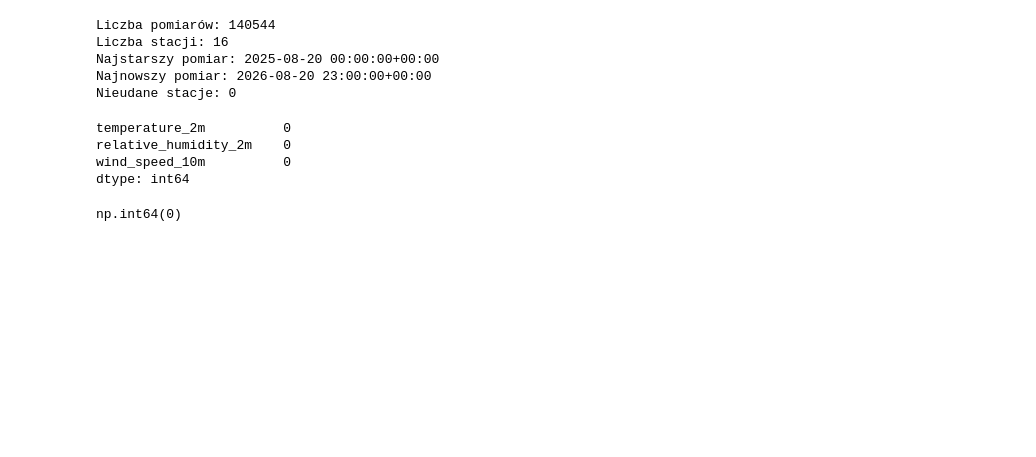
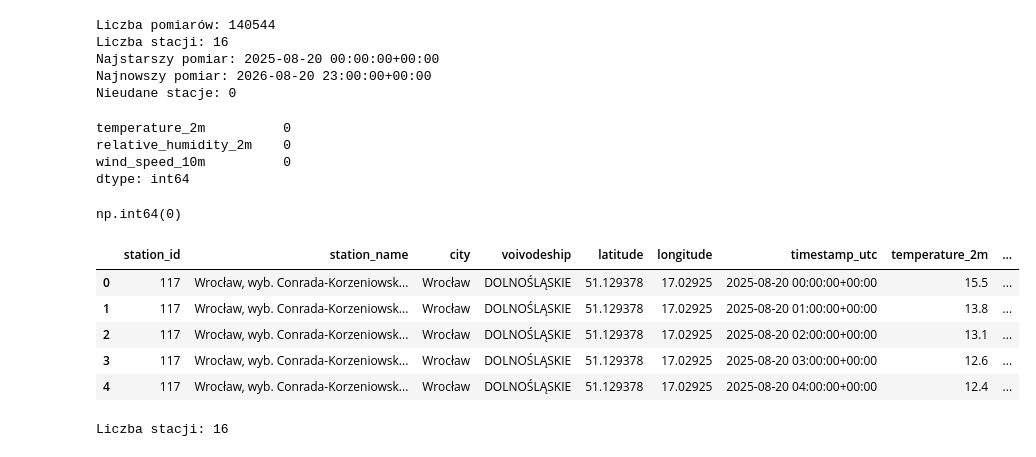
Before and after one commit to sopaula/smogcast, a Jupyter notebook: notebooks/03_weather_data.ipynb, the cells around one changed output. Drawn from its saved outputs; the diff is of its cells as text; code cells hidden in the pictures; blank space fills up the shorter version.

```diff
--- a/notebooks/weather_data.ipynb
+++ b/notebooks/03_weather_data.ipynb
@@ -231,0 +241,41 @@ failed_stations_df.to_csv(
+# %%
+CURRENT_WEATHER_PATH = "../data/raw/open_meteo_weather_1y.parquet"
+OLDER_WEATHER_PATH = "../data/raw/open_meteo_weather_older.parquet"
+FULL_WEATHER_PATH = "../data/raw/open_meteo_weather_3y.parquet"
+
+START_DATE = "2023-08-20"
+END_DATE = "2025-08-19"
+# %%
+current_weather = pd.read_parquet(CURRENT_WEATHER_PATH)
+
+current_weather.head()
+# %% [output]
+|  | station_id | station_name | city | voivodeship | latitude | longitude | timestamp_utc | temperature_2m | ... |
+| 0 | 117 | Wrocław, wyb. Conrada-Korzeniowsk... | Wrocław | DOLNOŚLĄSKIE | 51.129378 | 17.02925 | 2025-08-20 00:00:00+00:00 | 15.5 | ... |
+| 1 | 117 | Wrocław, wyb. Conrada-Korzeniowsk... | Wrocław | DOLNOŚLĄSKIE | 51.129378 | 17.02925 | 2025-08-20 01:00:00+00:00 | 13.8 | ... |
+| 2 | 117 | Wrocław, wyb. Conrada-Korzeniowsk... | Wrocław | DOLNOŚLĄSKIE | 51.129378 | 17.02925 | 2025-08-20 02:00:00+00:00 | 13.1 | ... |
+| 3 | 117 | Wrocław, wyb. Conrada-Korzeniowsk... | Wrocław | DOLNOŚLĄSKIE | 51.129378 | 17.02925 | 2025-08-20 03:00:00+00:00 | 12.6 | ... |
+| 4 | 117 | Wrocław, wyb. Conrada-Korzeniowsk... | Wrocław | DOLNOŚLĄSKIE | 51.129378 | 17.02925 | 2025-08-20 04:00:00+00:00 | 12.4 | ... |
+# %%
+station_records_df = (
+    current_weather[
+        [
+            "station_id",
+            "station_name",
+            "city",
+            "voivodeship",
+            "latitude",
+            "longitude",
+        ]
+    ]
+    .drop_duplicates()
+    .reset_index(drop=True)
+)
+
+station_records = station_records_df.to_dict(
+    orient="records"
+)
+
+print("Liczba stacji:", len(station_records))
+# %% [output]
+Liczba stacji: 16
```
Also changed, not shown: parts of 11 cells of this notebook, 4 other files.
